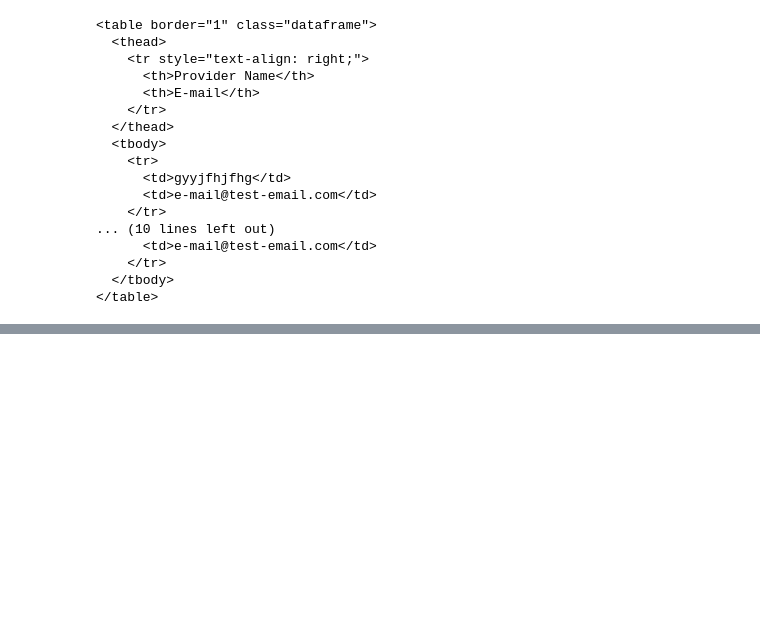
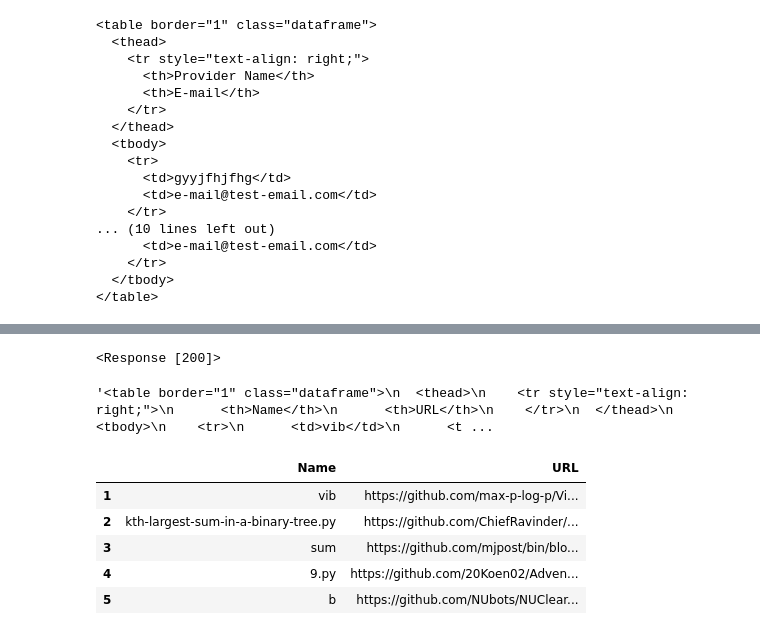
Before and after one commit to TAK-PRAVEEN/PlagiaGuard, a Jupyter notebook: Notebooks/logic.ipynb, the cells around one changed output, grey strips where cells are left out. Drawn from its saved outputs; the diff is of its cells as text; code cells hidden in the pictures; blank space fills up the shorter version.

```diff
--- a/Notebooks/logic.ipynb
+++ b/Notebooks/logic.ipynb
@@ -345,0 +433,30 @@ with open("styled_table.html", "w") as f:
+# %%
+pg.logic()
+# %% [output]
+<Response [200]>
+# %%
+pg.table_output()
+# %% [output]
+'<table border="1" class="dataframe">\n  <thead>\n    <tr style="text-align: right;">\n      <th>Name</th>\n      <th>URL</th>\n    </tr>\n  </thead>\n  <tbody>\n    <tr>\n      <td>vib</td>\n      <t ...
+# %%
+data = {'vib': 'https://github.com/max-p-log-p/ViB/blob/188284cdf2864cf5d3969d401f56dbd734483854/vib',
+ 'kth-largest-sum-in-a-binary-tree.py': 'https://github.com/ChiefRavinder/LeetCode-Submissions/blob/0d4f4930bf29b2dbf775c98d8a204dcdebfe6355/2646-kth',
+ 'sum': 'https://github.com/mjpost/bin/blob/4b53d26f88d5aa901c062dfd9c0f32a6609173cd/sum',
+ '9.py': 'https://github.com/20Koen02/AdventOfCode/blob/63a8310e84729042440ee118413a7994d33ce535/2019/9.py',
+ 'b': 'https://github.com/NUbots/NUClearPortOld/blob/8270ea2326fb47e378c9dd8f9edd68dcf20128fc/b'
+}
+data = {
+    "Name" : list(data.keys()),
+    "URL" : list(data.values())
+}
+df = pd.DataFrame(data = data)
+indexes = [i for i in range(1, 6)]
+df.index = indexes
+df
+# %% [output]
+|  | Name | URL |
+| 1 | vib | https://github.com/max-p-log-p/Vi... |
+| 2 | kth-largest-sum-in-a-binary-tree.py | https://github.com/ChiefRavinder/... |
+| 3 | sum | https://github.com/mjpost/bin/blo... |
+| 4 | 9.py | https://github.com/20Koen02/Adven... |
+| 5 | b | https://github.com/NUbots/NUClear... |
```
Also changed, not shown: parts of 12 cells of this notebook, 8 other files.
